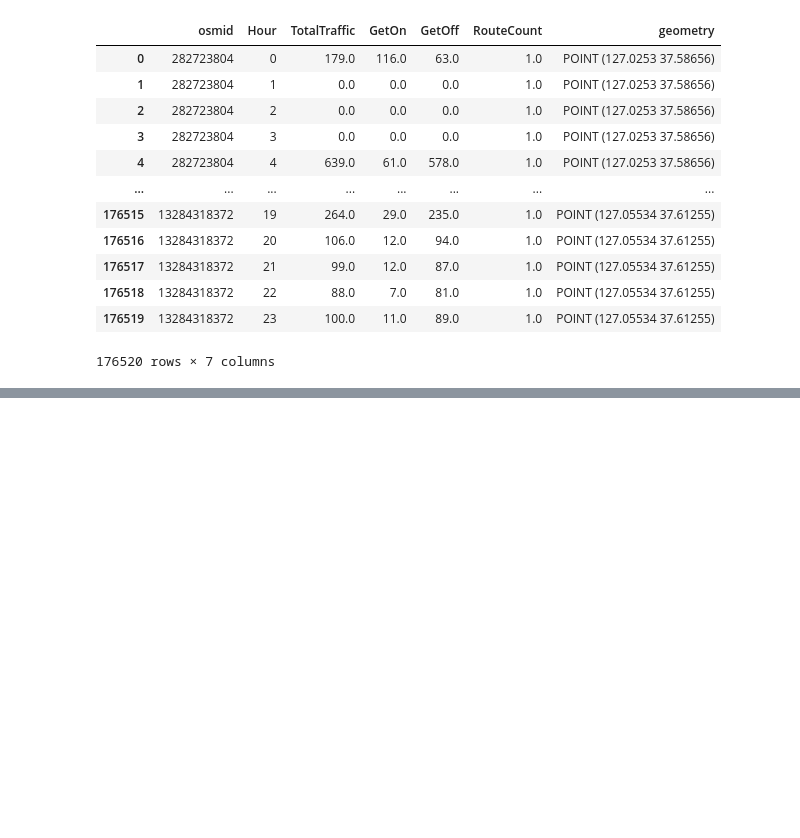
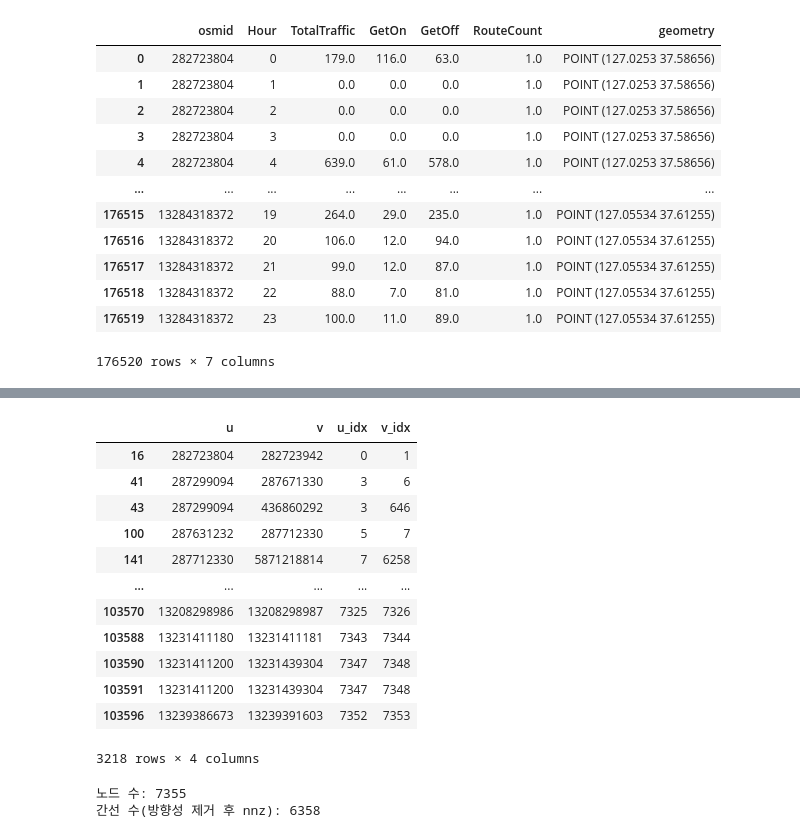
Before and after one commit to JunHyeok-Cha/AST-GCN, a Jupyter notebook: eda.ipynb, the cells around one changed output, grey strips where cells are left out. Saved outputs shown, nothing was run; the diff lists cells and outputs as text; code cells hidden in the pictures; blank space fills up the shorter version.

Commit message:
matrix generation

```diff
--- a/eda.ipynb
+++ b/eda.ipynb
@@ -274,2 +260,7 @@ findfont: Font family 'MalgunGothic' not found.
 # %%
+node_df["osmid"] = node_df["osmid"].astype(int)
+
+# 모델에 쓸 "유효 노드 목록" (정렬된 고유 osmid)
+valid_nodes = np.sort(node_df["osmid"].unique())
+print("노드 개수 N =", len(valid_nodes))
 # %% [output]
@@ -276,0 +268,7 @@ findfont: Font family 'MalgunGothic' not found.
+# %%
+node2idx = {osmid: i for i, osmid in enumerate(valid_nodes)}
+
+# map 을 이용해 osmid → index 변환
+node_df["node_idx"] = node_df["osmid"].map(node2idx)
+
+node_df[["osmid","node_idx"]]
@@ -276,0 +322,20 @@ findfont: Font family 'MalgunGothic' not found.
+# %%
+import scipy.sparse as sp
+
+gpkg_path = data_dir / "seoul_drive_net.gpkg"
+
+# 1) edges 레이어 읽기
+edges_gdf = gpd.read_file(gpkg_path, layer="edges")
+
+# u, v 가 정수 osmid 라고 가정 (지금 gpkg가 그렇게 되어 있음)
+edges_gdf["u"] = edges_gdf["u"].astype(int)
+edges_gdf["v"] = edges_gdf["v"].astype(int)
+
+# 2) 우리가 가진 시계열 노드(valid_nodes)에 해당하는 간선만 남기기
+valid_set = set(valid_nodes)
+mask = edges_gdf["u"].isin(valid_set) & edges_gdf["v"].isin(valid_set)
+edges_sub = edges_gdf[mask].copy()
+
+print("원래 edge 수:", len(edges_gdf))
+print("버스 데이터와 겹치는 edge 수:", len(edges_sub))
+edges_sub.head()[["u","v","length","oneway"]]
@@ -276,0 +351,41 @@ findfont: Font family 'MalgunGothic' not found.
+# %%
+# osmid → node_idx
+edges_sub["u_idx"] = edges_sub["u"].map(node2idx)
+edges_sub["v_idx"] = edges_sub["v"].map(node2idx)
+
+# 잘 매핑됐는지 확인
+edges_sub[["u","v","u_idx","v_idx"]]
+# %% [output]
+|  | u | v | u_idx | v_idx |
+| 16 | 282723804 | 282723942 | 0 | 1 |
+| 41 | 287299094 | 287671330 | 3 | 6 |
+| 43 | 287299094 | 436860292 | 3 | 646 |
+| 100 | 287631232 | 287712330 | 5 | 7 |
+| 141 | 287712330 | 5871218814 | 7 | 6258 |
+| ... | ... | ... | ... | ... |
+| 103570 | 13208298986 | 13208298987 | 7325 | 7326 |
+| 103588 | 13231411180 | 13231411181 | 7343 | 7344 |
+| 103590 | 13231411200 | 13231439304 | 7347 | 7348 |
+| 103591 | 13231411200 | 13231439304 | 7347 | 7348 |
+| 103596 | 13239386673 | 13239391603 | 7352 | 7353 |
+3218 rows × 4 columns
+# %%
+# 희소 인접행렬 만들기 (무가중치, undirected)
+
+N = len(valid_nodes)
+
+row = edges_sub["u_idx"].to_numpy()
+col = edges_sub["v_idx"].to_numpy()
+
+# 일단 방향 그래프(한쪽 방향만)
+data = np.ones_like(row, dtype=np.float32)
+A = sp.coo_matrix((data, (row, col)), shape=(N, N))
+
+# undirected 로 만들기 (A 또는 A^T 중 큰 값 사용)
+A_sym = A + A.T.multiply(A.T > A) - A.multiply(A.T > A)
+
+print("노드 수:", N)
+print("간선 수(방향성 제거 후 nnz):", A_sym.nnz)
+# %% [output]
+노드 수: 7355
+간선 수(방향성 제거 후 nnz): 6358
```
Also changed, not shown: parts of 16 cells of this notebook, 3 other files.
